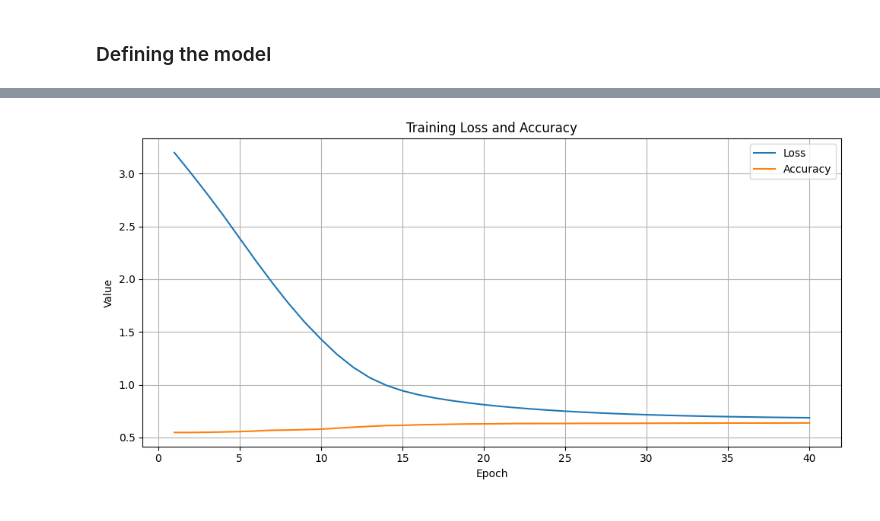
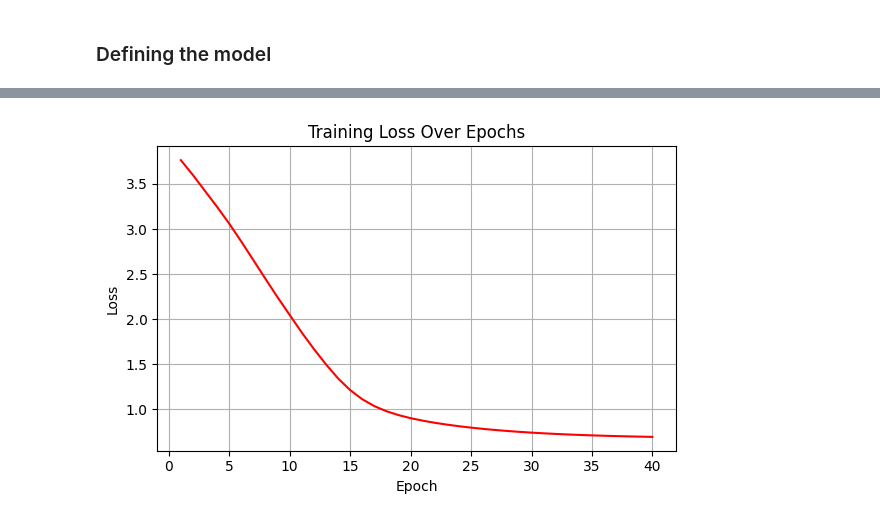
Before and after one commit to shirish-baral/deep-learning, a Jupyter notebook: pytorch_training_pipeline.ipynb, the cells around one changed output, grey strips where cells are left out. Drawn from its saved outputs; the diff is of its cells as text; code cells hidden in the pictures.

Commit message:
Update with separate plot for accuracy and loss

```diff
--- a/pytorch_training_pipeline.ipynb
+++ b/pytorch_training_pipeline.ipynb
@@ -219,17 +211,14 @@ Epoch 6, Loss: 3.3677, Accuracy: 0.5438
 ... (68 outputs left out)
 # %%
-# Plot loss and accuracy
-epochs_range = range(1, epochs + 1)
+# plot for loss
 
-plt.figure(figsize=(10, 5))
-plt.plot(epochs_range, losses, label='Loss')
-plt.plot(epochs_range, accuracies, label='Accuracy')
+plt.figure(figsize=(6, 4))
+plt.plot(range(1, epochs + 1), losses, color='red')
 plt.xlabel("Epoch")
-plt.ylabel("Value")
-plt.title("Training Loss and Accuracy")
-plt.legend()
+plt.ylabel("Loss")
+plt.title("Training Loss Over Epochs")
 plt.grid(True)
 plt.tight_layout()
 plt.show()
 # %% [output]
-[figure, old version]
+[figure, new version]
```
Also changed, not shown: parts of 4 cells of this notebook.
